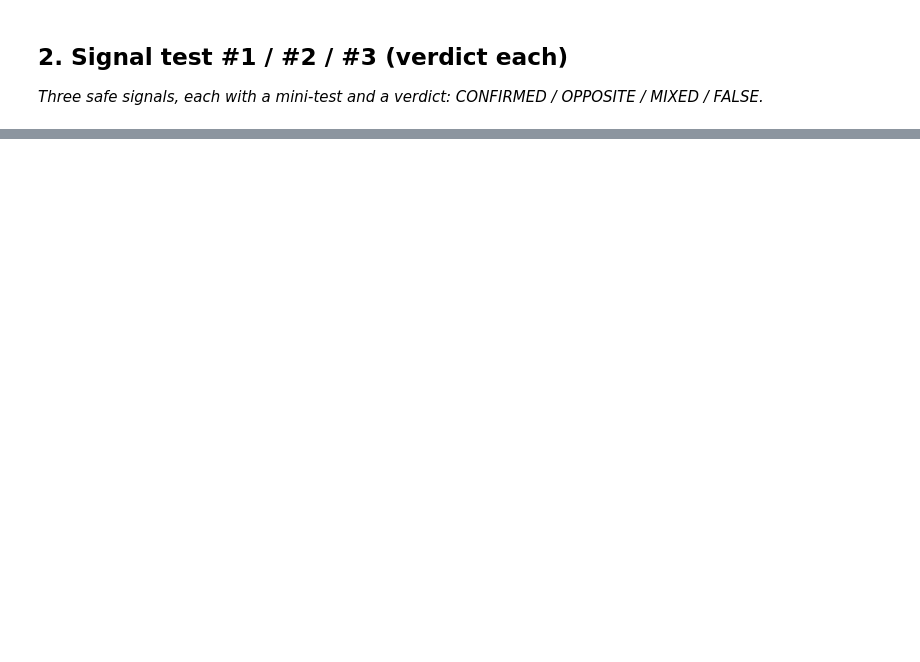
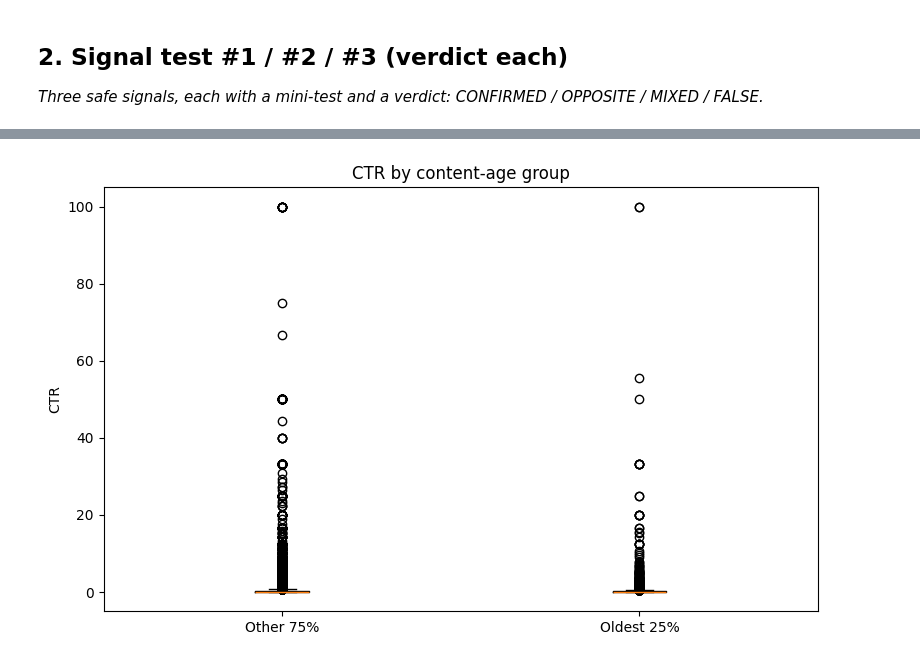
Before and after one commit to HashamHassan-01/flyrank-ml-internship-hasham, a Jupyter notebook: work/notebooks/w04_signal_audit.ipynb, the cells around one changed output, grey strips where cells are left out. Cells and saved outputs as stored; diff of their text form; code cells hidden in the pictures; blank space fills up the shorter version.

```diff
--- a/work/notebooks/w04_signal_audit.ipynb
+++ b/work/notebooks/w04_signal_audit.ipynb
@@ -36,0 +402,16 @@ This skeleton is yours to fill. Work the sections **in order** — each one has
+# %%
+older_ctr = flag_test.loc[
+    flag_test["age_flag"] == "OLDER_25PCT",
+    "ctr"
+]
+
+other_ctr = flag_test.loc[
+    flag_test["age_flag"] == "OTHER_75PCT",
+    "ctr"
+]
+
+median_difference = (
+    older_ctr.median() - other_ctr.median()
+)
+
+print(f"Median CTR difference (older - other): {median_difference:.4f}")
@@ -36,0 +439,20 @@ This skeleton is yours to fill. Work the sections **in order** — each one has
+# %%
+plt.figure(figsize=(8, 5))
+
+plt.boxplot(
+    [
+        other_ctr,
+        older_ctr
+    ],
+    labels=[
+        "Other 75%",
+        "Oldest 25%"
+    ]
+)
+
+plt.ylabel("CTR")
+plt.title("CTR by content-age group")
+plt.tight_layout()
+plt.show()
+# %% [output]
+[figure, added]
```
Also changed, not shown: parts of 34 cells of this notebook.
